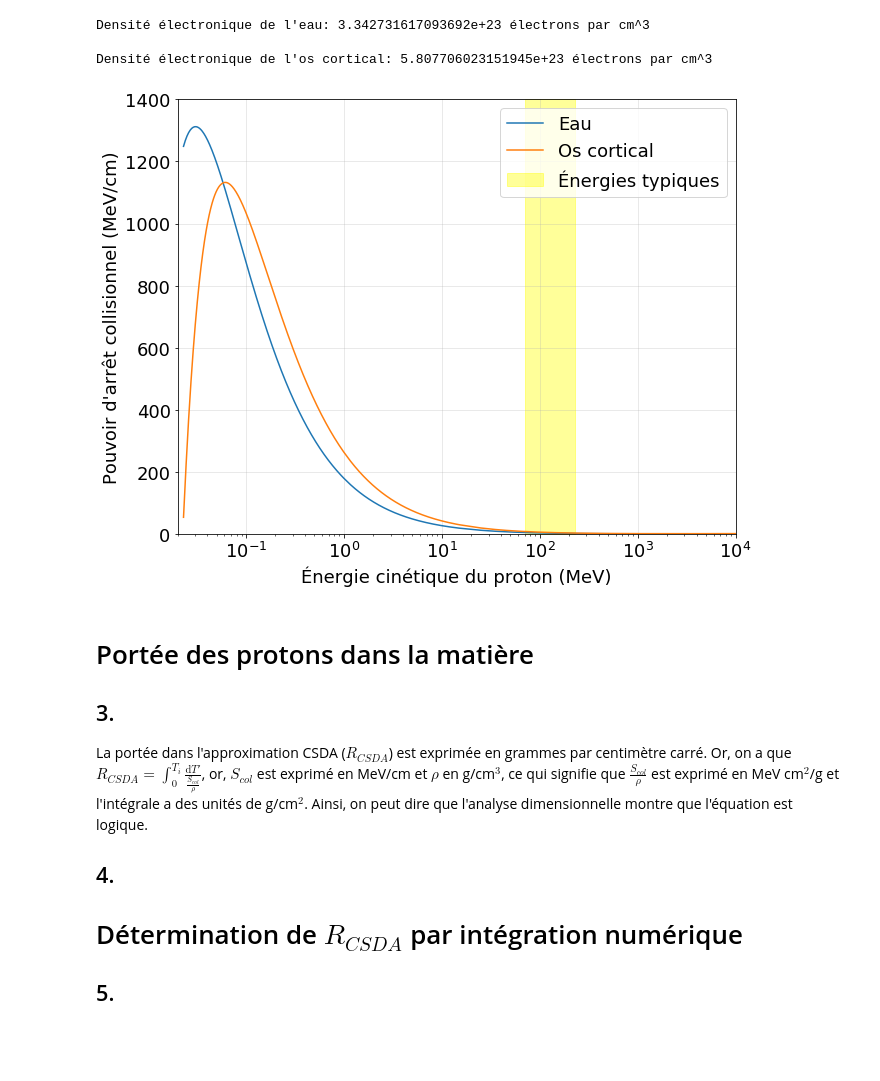
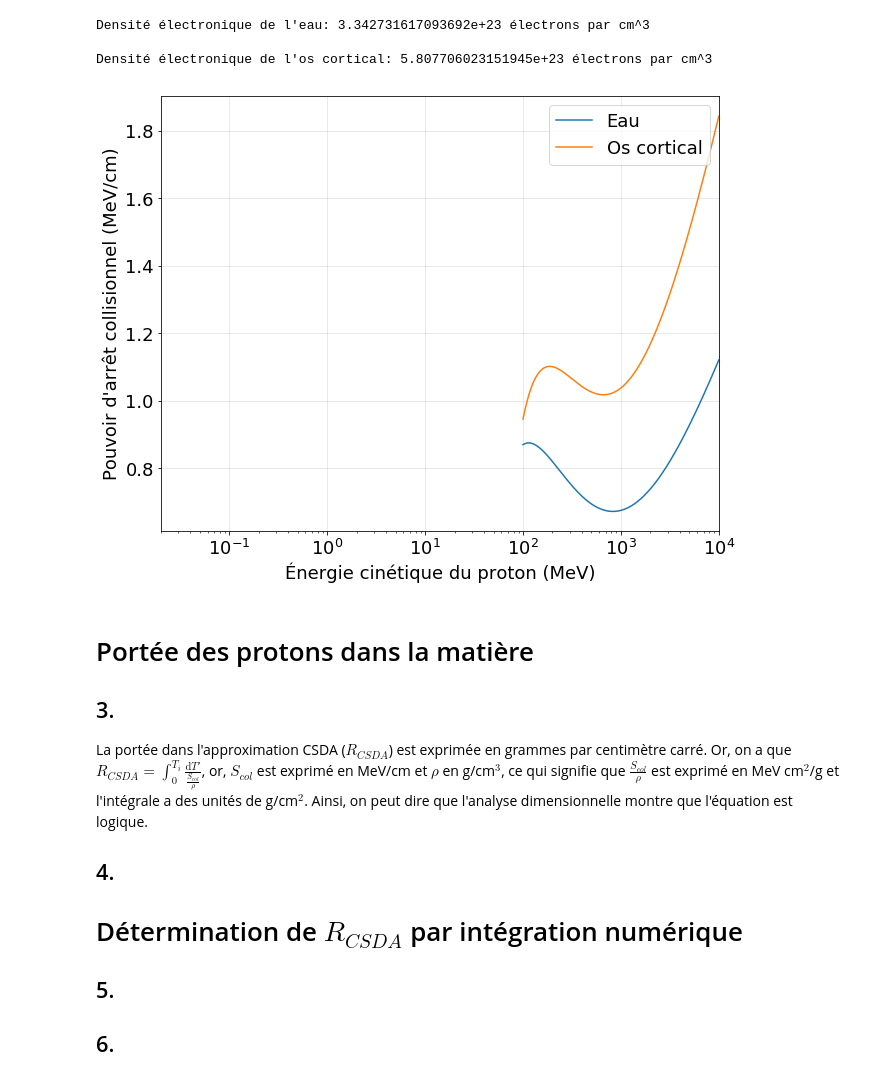
Before and after one commit to gahem1/Physique_Numerique, a Jupyter notebook: TP1_Gabriel_Hemond_Meriem_Khalfoun.ipynb, the cells around one changed output. Saved outputs shown, nothing was run; the diff lists cells and outputs as text; code cells hidden in the pictures; blank space fills up the shorter version.

```diff
--- a/TP1_Gabriel_Hemond_Meriem_Khalfoun.ipynb
+++ b/TP1_Gabriel_Hemond_Meriem_Khalfoun.ipynb
@@ -64,49 +64,48 @@ import numpy as np
 def pouvoir(energie, dens, re, me, Tmax, betac, gammac):
     '''Approximation du pouvoir d'arrêt en fonction de l'énergie cinétique'''
     coefficient = lambda T : 2 * np.pi * re ** 2 * me * dens / betac(T)
-    log_argument = lambda T : 2 * me * betac(T) * gammac(T) * Tmax / energie ** 2
+    log_argument = lambda T : 2 * me * betac(T) * gammac(T) * Tmax(T) / energie ** 2
     Scol = lambda T : coefficient(T) * (np.log(log_argument(T)) - 2 * betac(T))
     return Scol
 
 
 re = 2.82 * 10 ** -13  # Rayon classique de l'électron (cm)
 me = 0.511  # Masse classique de l'électron multipliée par c^2 (MeV)
-Tmax = 230  # Énergie cinétique maximale (MeV)
 mp = 938  # Masse classique du proton multipliée par c^2 (MeV)
 gammac = lambda T : (T / mp + 1) ** 2  # Gamma au carré (-)
 betac = lambda T : 1 - 1 / gammac(T)  # Beta au carré (-)
-
+Tmax = lambda T : (2 * me * (gammac(T) - 1)) / (1 + 2 * np.sqrt(gammac(T)) * me / mp + (me / mp) ** 2)
+# Énergie cinétique maximale transférée à un électron par un proton (MeV)
 
 energie_eau = 75 * 10 ** -3  # Énergies d'excitation moyenne (MeV)
 energie_os = 106.4 * 10 ** -3
 
 
 Scol_eau = np.vectorize(pouvoir(energie_eau, densite_elec_eau, re, me, Tmax, betac, gammac))
 Scol_os = np.vectorize(pouvoir(energie_os, densite_elec_os, re, me, Tmax, betac, gammac))
 
 
-axis = np.linspace(0.023, 1, 2000)
-axis = np.append(axis, np.linspace(1.1, 15, 2000))
-axis = np.append(axis, np.linspace(15.1, 10 ** 4, 1000))
+axis = np.linspace(100, 10 ** 4, 2000)
 plt.figure(figsize=(10, 8))
 plt.plot(axis, Scol_eau(axis), axis, Scol_os(axis))
-plt.fill_between(np.linspace(70, 230), 0, 1400, color='yellow', alpha=0.4)
 plt.legend(('Eau', 'Os cortical', 'Énergies typiques'), loc='upper right', fontsize=18)
 plt.xlabel('Énergie cinétique du proton (MeV)', fontsize=18)
 plt.ylabel("Pouvoir d'arrêt collisionnel (MeV/cm)", fontsize=18)
 plt.xlim(0.02, 10 ** 4)
-plt.ylim(0, 1400)
 plt.xticks(fontsize=18)
 plt.yticks(fontsize=18)
 plt.xscale('log')
 plt.grid('on', alpha=0.35)
 # %% [output]
-[figure, old version]
+[figure, new version]
 # %% [markdown]
 # Portée des protons dans la matière
 ## 3.
 La portée dans l'approximation CSDA ($R_{CSDA}$) est exprimée en grammes par centimètre carré. Or, on a que $R_{CSDA}=\int_0^{T_i}\frac{\text{d}T'}{\frac{S_{col}}{\rho}}$, or, $S_{col}$ est exprimé en MeV/cm et $\rho$ en g/cm$^3$, ce qui signifie que $\frac{S_{col}}{\rho}$ est exprimé en MeV cm$^2$/g et l'intégrale a des unités de g/cm$^2$. Ainsi, on peut dire que l'analyse dimensionnelle montre que l'équation est logique.
 
 ## 4.
+
 # Détermination de $R_{CSDA}$ par intégration numérique
 ## 5.
+
+## 6.
```
